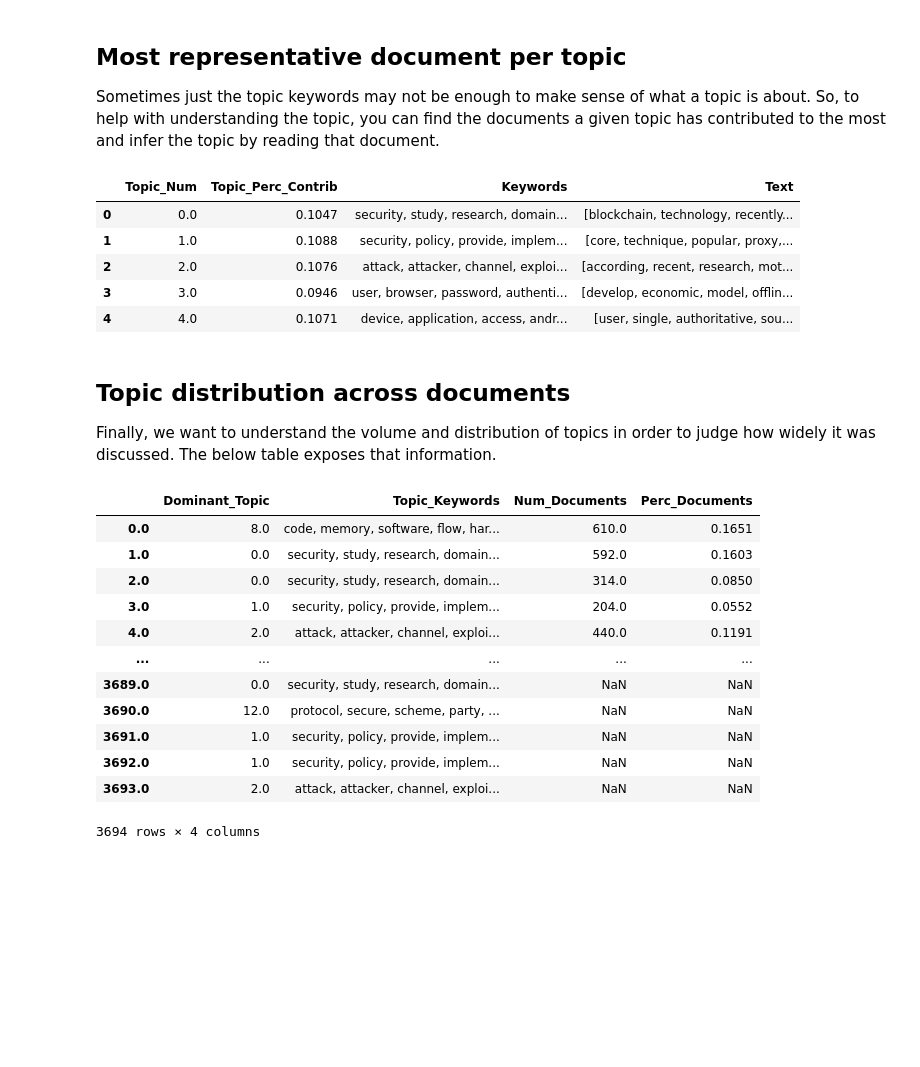
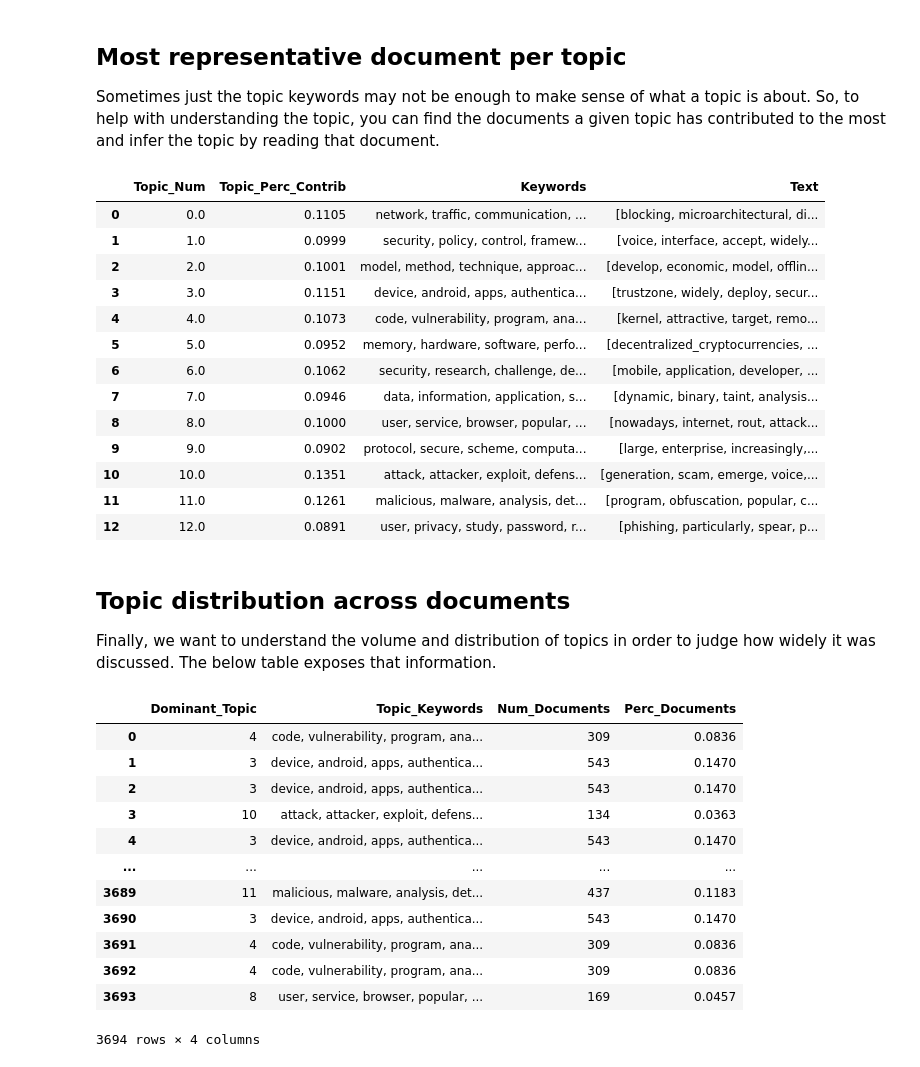
Before and after one commit to richard-johansson/topic_modeling, a Jupyter notebook: testOfTFIDF.ipynb, the cells around one changed output. Drawn from its saved outputs; the diff is of its cells as text; code cells hidden in the pictures; blank space fills up the shorter version.

Commit message:
Fixed broken document per topic table

```diff
--- a/testOfTFIDF.ipynb
+++ b/testOfTFIDF.ipynb
@@ -481,63 +494,82 @@ corpus[6]
 ## Most representative document per topic
 Sometimes just the topic keywords may not be enough to make sense of what a topic is about. So, to help with understanding the topic, you can find the documents a given topic has contributed to the most and infer the topic by reading that document.
 # %%
-# Group top 5 sentences under each topic
+# Group top 5 corpuses under each topic
 sent_topics_sorteddf_mallet = pd.DataFrame()
 
 sent_topics_outdf_grpd = df_topic_sents_keywords.groupby('Dominant_Topic')
 
 for i, grp in sent_topics_outdf_grpd:
     sent_topics_sorteddf_mallet = pd.concat([sent_topics_sorteddf_mallet,
                                              grp.sort_values(['Perc_Contribution'], ascending=[0]).head(1)],
                                             axis=0)
 
 # Reset Index
 sent_topics_sorteddf_mallet.reset_index(drop=True, inplace=True)
 
 # Format
 sent_topics_sorteddf_mallet.columns = ['Topic_Num', "Topic_Perc_Contrib", "Keywords", "Text"]
 
 # Show
-sent_topics_sorteddf_mallet.head()
+sent_topics_sorteddf_mallet
 # %% [output]
 |  | Topic_Num | Topic_Perc_Contrib | Keywords | Text |
-| 0 | 0.0 | 0.1047 | security, study, research, domain... | [blockchain, technology, recently... |
-| 1 | 1.0 | 0.1088 | security, policy, provide, implem... | [core, technique, popular, proxy,... |
-| 2 | 2.0 | 0.1076 | attack, attacker, channel, exploi... | [according, recent, research, mot... |
-| 3 | 3.0 | 0.0946 | user, browser, password, authenti... | [develop, economic, model, offlin... |
-| 4 | 4.0 | 0.1071 | device, application, access, andr... | [user, single, authoritative, sou... |
+| 0 | 0.0 | 0.1105 | network, traffic, communication, ... | [blocking, microarchitectural, di... |
+| 1 | 1.0 | 0.0999 | security, policy, control, framew... | [voice, interface, accept, widely... |
+| 2 | 2.0 | 0.1001 | model, method, technique, approac... | [develop, economic, model, offlin... |
+| 3 | 3.0 | 0.1151 | device, android, apps, authentica... | [trustzone, widely, deploy, secur... |
+| 4 | 4.0 | 0.1073 | code, vulnerability, program, ana... | [kernel, attractive, target, remo... |
+| 5 | 5.0 | 0.0952 | memory, hardware, software, perfo... | [decentralized_cryptocurrencies, ... |
+| 6 | 6.0 | 0.1062 | security, research, challenge, de... | [mobile, application, developer, ... |
+| 7 | 7.0 | 0.0946 | data, information, application, s... | [dynamic, binary, taint, analysis... |
+| 8 | 8.0 | 0.1000 | user, service, browser, popular, ... | [nowadays, internet, rout, attack... |
+| 9 | 9.0 | 0.0902 | protocol, secure, scheme, computa... | [large, enterprise, increasingly,... |
+| 10 | 10.0 | 0.1351 | attack, attacker, exploit, defens... | [generation, scam, emerge, voice,... |
+| 11 | 11.0 | 0.1261 | malicious, malware, analysis, det... | [program, obfuscation, popular, c... |
+| 12 | 12.0 | 0.0891 | user, privacy, study, password, r... | [phishing, particularly, spear, p... |
 # %% [markdown]
 ## Topic distribution across documents
 Finally, we want to understand the volume and distribution of topics in order to judge how widely it was discussed. The below table exposes that information.
 # %%
 # Number of Documents for Each Topic
 topic_counts = df_topic_sents_keywords['Dominant_Topic'].value_counts()
+dominant_topic_list = topic_counts.rename_axis('Dominant_Topic').reset_index(name='Num_Topics')
 
 # Percentage of Documents for Each Topic
 topic_contribution = round(topic_counts/topic_counts.sum(), 4)
+dominant_topic_contribution = topic_contribution.rename_axis('Dominant_Topic').reset_index(name='Topics_Contribution')
 
 # Topic Number and Keywords
 topic_num_keywords = df_topic_sents_keywords[['Dominant_Topic', 'Topic_Keywords']]
+topic_num_keywords.reset_index(level=0, inplace=True)
+topic_num_keywords.columns = ['Document_ID', 'Dominant_Topic', 'Topic_Keywords']
 
 # Concatenate Column wise
-df_dominant_topics = pd.concat([topic_num_keywords, topic_counts, topic_contribution], axis=1)
+df_dominant_topics_contribution = pd.merge(dominant_topic_list, dominant_topic_contribution, how="inner", on=['Dominant_Topic', 'Dominant_Topic'])
+df_dominant_topics = pd.merge(topic_num_keywords, df_dominant_topics_contribution, how="inner", on=['Dominant_Topic', 'Dominant_Topic'])
+
+# Sort by Document ID
+df_dominant_topics = df_dominant_topics.sort_values(by=['Document_ID']).reset_index(drop=True).drop('Document_ID', axis=1)
 
 # Change Column names
 df_dominant_topics.columns = ['Dominant_Topic', 'Topic_Keywords', 'Num_Documents', 'Perc_Documents']
 
+# Change to integer
+df_dominant_topics['Dominant_Topic'] = df_dominant_topics['Dominant_Topic'].astype(np.int64)
+
 # Show
 df_dominant_topics
 # %% [output]
 |  | Dominant_Topic | Topic_Keywords | Num_Documents | Perc_Documents |
-| 0.0 | 8.0 | code, memory, software, flow, har... | 610.0 | 0.1651 |
-| 1.0 | 0.0 | security, study, research, domain... | 592.0 | 0.1603 |
-| 2.0 | 0.0 | security, study, research, domain... | 314.0 | 0.0850 |
-| 3.0 | 1.0 | security, policy, provide, implem... | 204.0 | 0.0552 |
-| 4.0 | 2.0 | attack, attacker, channel, exploi... | 440.0 | 0.1191 |
+| 0 | 4 | code, vulnerability, program, ana... | 309 | 0.0836 |
+| 1 | 3 | device, android, apps, authentica... | 543 | 0.1470 |
+| 2 | 3 | device, android, apps, authentica... | 543 | 0.1470 |
+| 3 | 10 | attack, attacker, exploit, defens... | 134 | 0.0363 |
+| 4 | 3 | device, android, apps, authentica... | 543 | 0.1470 |
 | ... | ... | ... | ... | ... |
-| 3689.0 | 0.0 | security, study, research, domain... | NaN | NaN |
-| 3690.0 | 12.0 | protocol, secure, scheme, party, ... | NaN | NaN |
-| 3691.0 | 1.0 | security, policy, provide, implem... | NaN | NaN |
-| 3692.0 | 1.0 | security, policy, provide, implem... | NaN | NaN |
-| 3693.0 | 2.0 | attack, attacker, channel, exploi... | NaN | NaN |
+| 3689 | 11 | malicious, malware, analysis, det... | 437 | 0.1183 |
+| 3690 | 3 | device, android, apps, authentica... | 543 | 0.1470 |
+| 3691 | 4 | code, vulnerability, program, ana... | 309 | 0.0836 |
+| 3692 | 4 | code, vulnerability, program, ana... | 309 | 0.0836 |
+| 3693 | 8 | user, service, browser, popular, ... | 169 | 0.0457 |
 3694 rows × 4 columns
```
Also changed, not shown: parts of 8 cells of this notebook.
